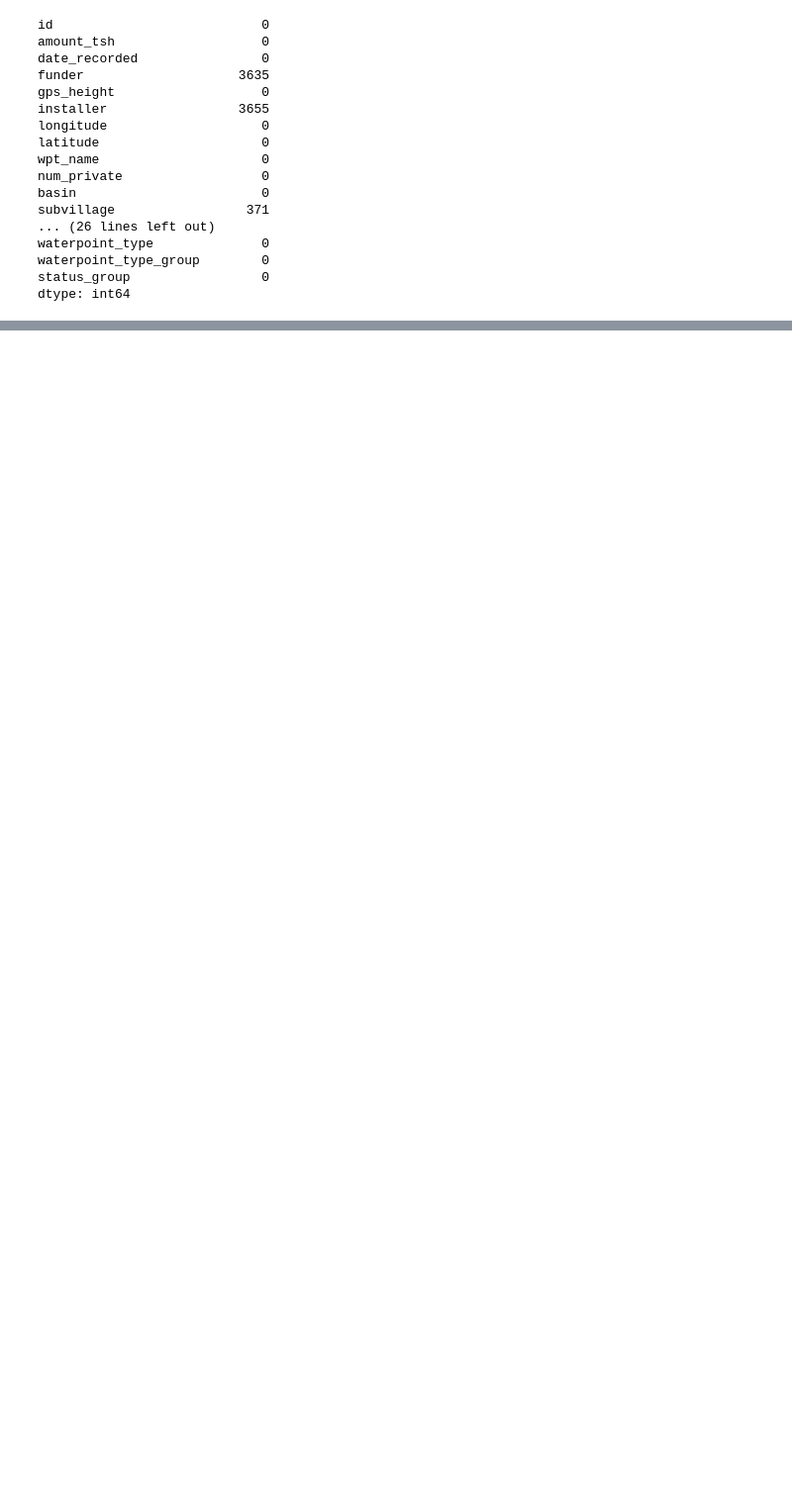
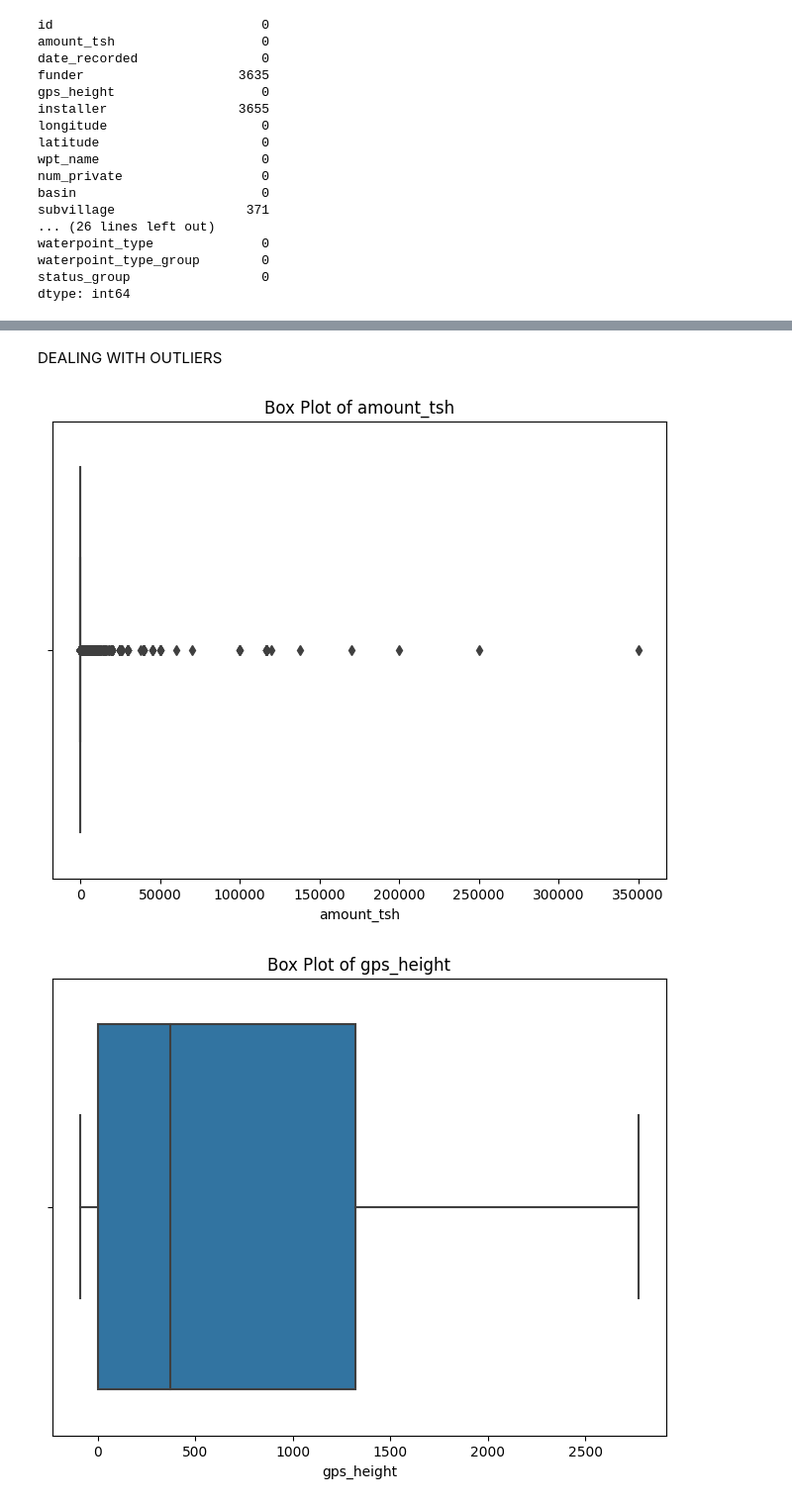
Before and after one commit to mutheu-eng/MultiClassProblem-WaterMiningTZ, a Jupyter notebook: WaterPumpTZ.ipynb, the cells around one changed output, grey strips where cells are left out. Shown at 99% size. Drawn from its saved outputs; the diff is of its cells as text; code cells hidden in the pictures; blank space fills up the shorter version.

Commit message:
Water Pump Data Cleaning

```diff
--- a/WaterPumpTZ.ipynb
+++ b/WaterPumpTZ.ipynb
@@ -62,27 +228,0 @@ train.describe()
-# %%
-for df in [train, test]:
-     df["construction_year"] = pd.to_datetime(df["construction_year"])
-
-
-train["length_active"] = 2023 - train["construction_year"].dt.year
-test['length_active'] = 2023 - test["construction_year"].dt.year
-# %%
-columns_to_drop = ['date_recorded', 'longitude', 'latitude',
-                   'wpt_name', 'num_private','region_code', 'district_code',
-                   'construction_year',"public_meeting","permit"]
-
-for column in columns_to_drop:
-    if column in train.columns:
-        train.drop(columns=column, inplace=True)
-    if column in test.columns:
-        test.drop(columns=column, inplace=True)
-# %%
-num_col_train = train.select_dtypes(include=[np.number])
-num_col_test = test.select_dtypes(include=[np.number])
-train[num_col_train.columns] = train[num_col_train.columns].fillna(0)
-test[num_col_test.columns] = test[num_col_test.columns].fillna(0)
-
-cat_col_train = train.select_dtypes(exclude=[np.number])
-cat_col_test = test.select_dtypes(exclude=[np.number])
-train[cat_col_train.columns] = train[cat_col_train.columns].fillna("None")
-test[cat_col_test.columns] = test[cat_col_test.columns].fillna("None")
@@ -173,0 +271,13 @@ pump_submission.to_csv(path + "/pump_submission.csv")
+# %% [markdown]
+DEALING WITH OUTLIERS
+# %%
+num_column = ["amount_tsh", "gps_height","population"]
+
+for col in num_column:
+    plt.figure(figsize=(8, 6))
+    sns.boxplot(data=train, x=col)
+    plt.title(f'Box Plot of {col}')
+    plt.show()
+# %% [output]
+[figure, added]
+[figure, added]
```
Also changed, not shown: parts of 55 cells of this notebook.
